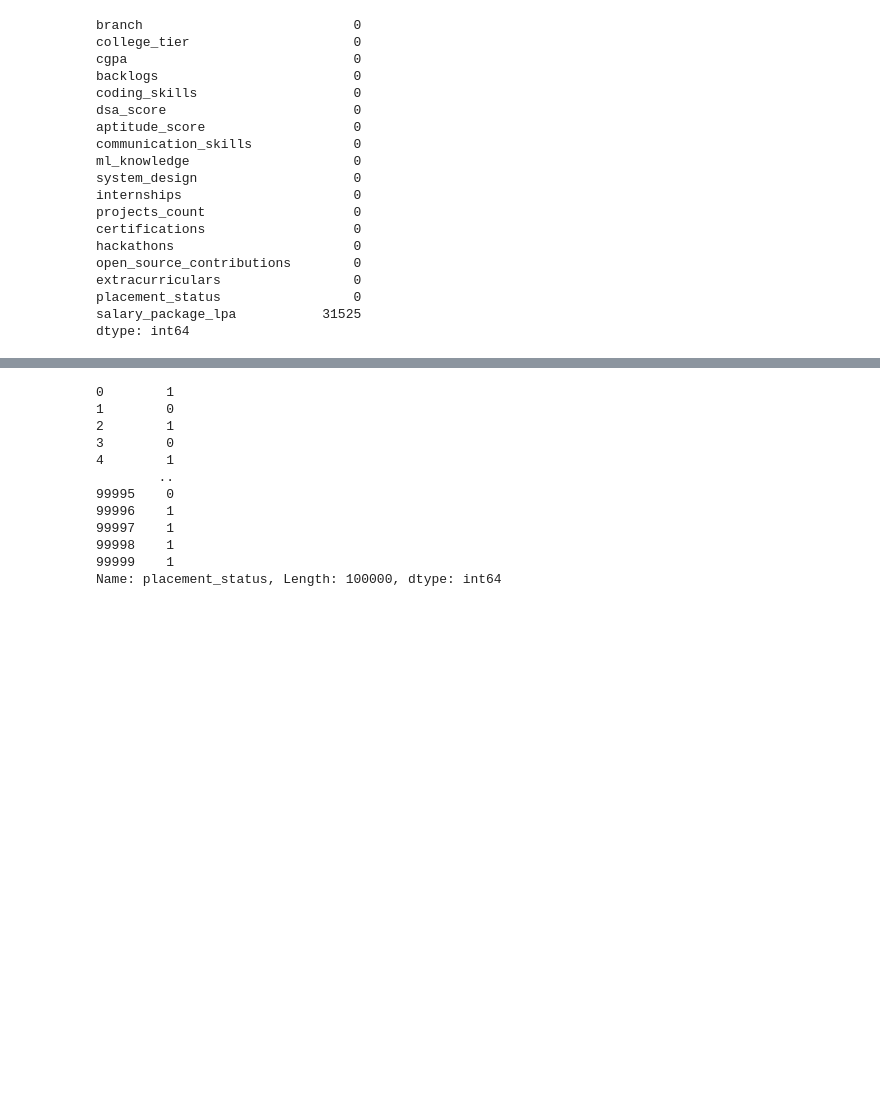
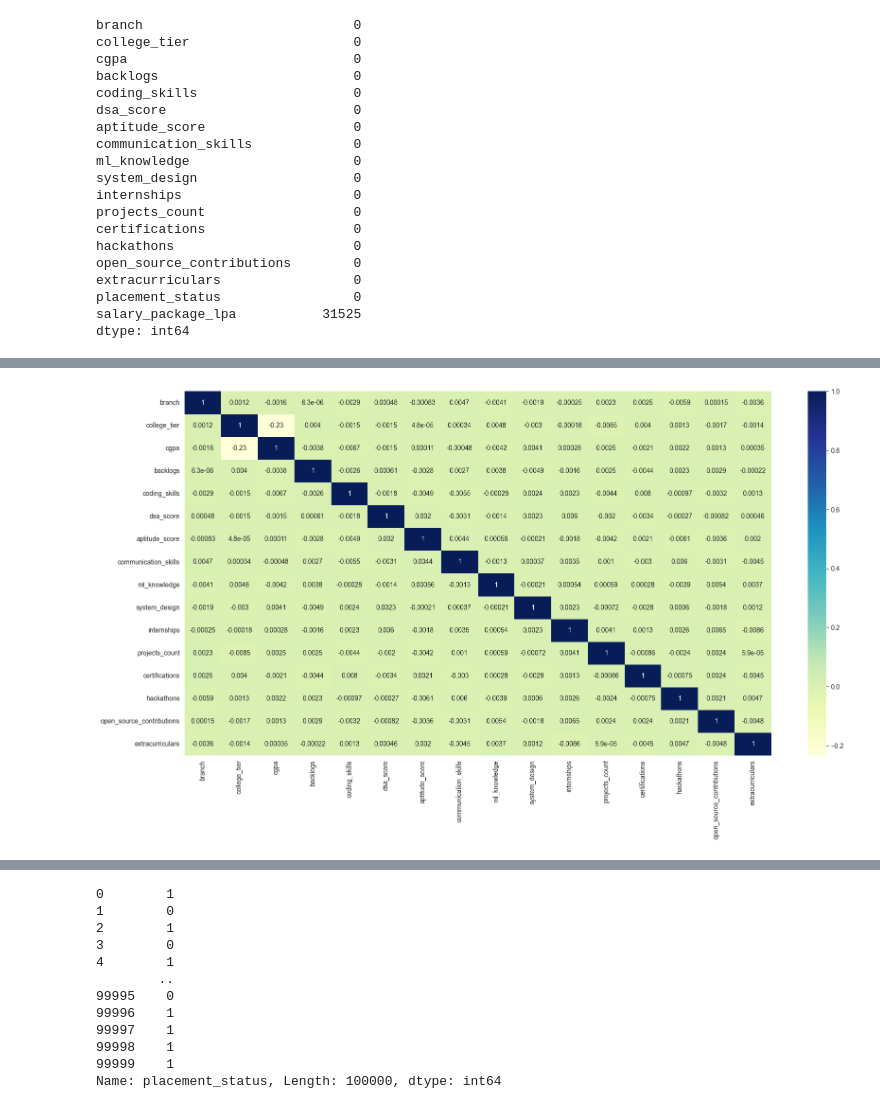
Before and after one commit to kaymansrinivasan/Machine_Learning, a Jupyter notebook: student_placement_prediction.ipynb, the cells around one changed output, grey strips where cells are left out. Cells and saved outputs as stored; diff of their text form; code cells hidden in the pictures; blank space fills up the shorter version.

```diff
--- a/student_placement_prediction.ipynb
+++ b/student_placement_prediction.ipynb
@@ -99,9 +81,0 @@ sns.boxplot(x="placement_status", y="coding_skills", data=df)
-# %%
-df["technical_skill_score"] = (
-    df["coding_skills"] +
-    df["dsa_score"] +
-    df["ml_knowledge"] +
-    df["system_design"]
-) / 4
-
-df["technical_skill_score"]
@@ -121,15 +82,3 @@ Name: technical_skill_score, Length: 100000, dtype: float64
-# %%
-df["experience_score"] = (
-    df["internships"] +
-    df["projects_count"] +
-    df["hackathons"] +
-    df["open_source_contributions"]
-)
-# %%
-df["academic_score"] = (
-    df["cgpa"] +
-    df["aptitude_score"]
-) / 2
 # %%
 df
 # %% [output]
@@ -148,0 +98,7 @@ df
+# %%
+from sklearn.preprocessing import LabelEncoder
+le = LabelEncoder()
+
+for col in df.columns:
+    if df[col].dtypes == "object":
+        df[col] = le.fit_transform(df[col])
@@ -148,0 +122,6 @@ df
+# %%
+plt.figure(figsize = (20, 10))
+sns.heatmap(x.corr(), annot=True, cmap="YlGnBu")
+plt.show()
+# %% [output]
+[figure, added]
```
Also changed, not shown: parts of 64 cells of this notebook, 2 other files.
